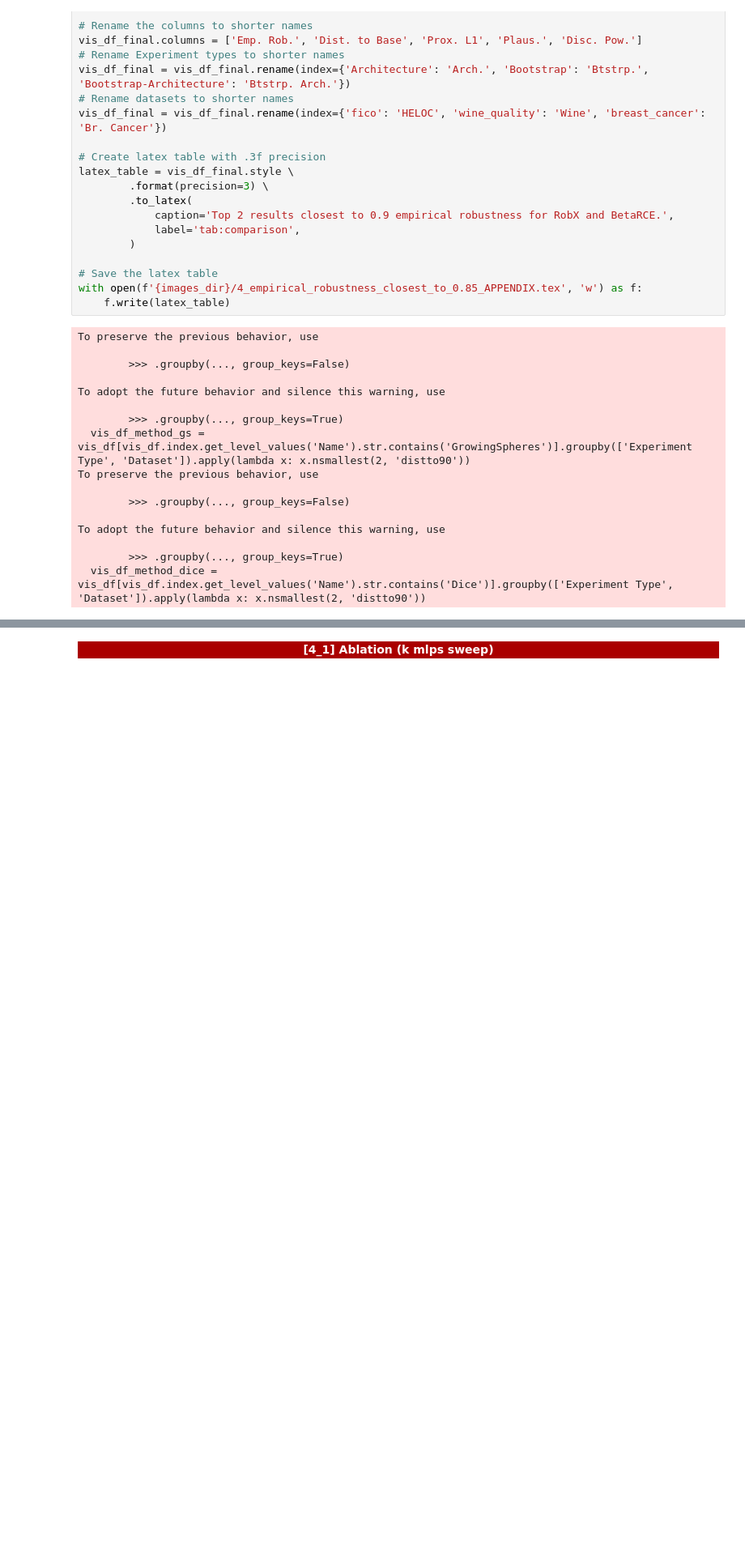
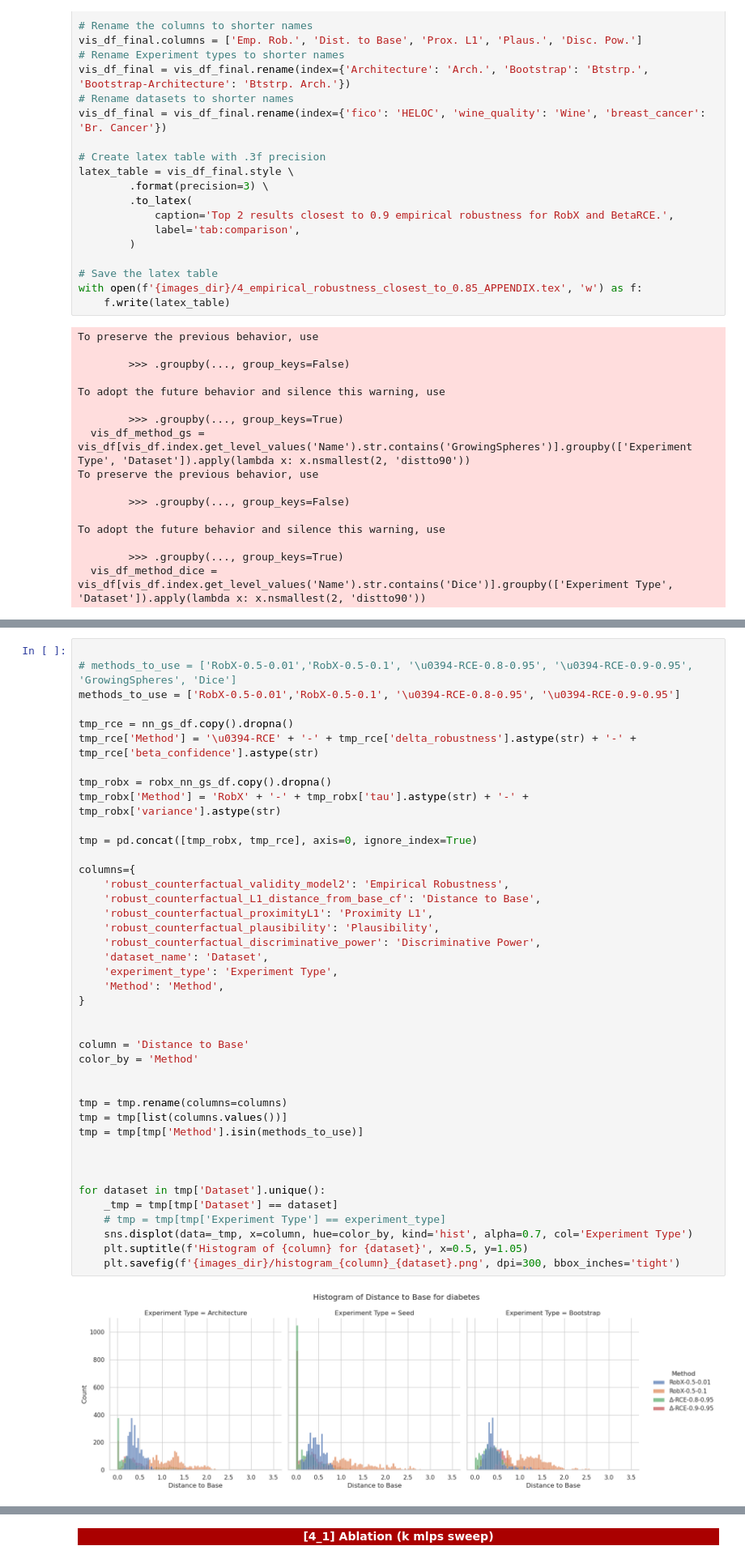
Before and after one commit to istepka/betarce, a Jupyter notebook: exp_vis copy.ipynb, the cells around one changed output, grey strips where cells are left out. Shown at 81% size. Saved outputs shown, nothing was run; the diff lists cells and outputs as text; blank space fills up the shorter version.

```diff
--- a/exp_vis copy.ipynb
+++ b/exp_vis copy.ipynb
@@ -913,0 +1032,43 @@ robx_grouped
+# %%
+
+# methods_to_use = ['RobX-0.5-0.01','RobX-0.5-0.1', '\u0394-RCE-0.8-0.95', '\u0394-RCE-0.9-0.95', 'GrowingSpheres', 'Dice']
+methods_to_use = ['RobX-0.5-0.01','RobX-0.5-0.1', '\u0394-RCE-0.8-0.95', '\u0394-RCE-0.9-0.95']
+
+tmp_rce = nn_gs_df.copy().dropna()
+tmp_rce['Method'] = '\u0394-RCE' + '-' + tmp_rce['delta_robustness'].astype(str) + '-' + tmp_rce['beta_confidence'].astype(str)
+
+tmp_robx = robx_nn_gs_df.copy().dropna()
+tmp_robx['Method'] = 'RobX' + '-' + tmp_robx['tau'].astype(str) + '-' + tmp_robx['variance'].astype(str)
+
+tmp = pd.concat([tmp_robx, tmp_rce], axis=0, ignore_index=True)
+
+columns={
+    'robust_counterfactual_validity_model2': 'Empirical Robustness',
+    'robust_counterfactual_L1_distance_from_base_cf': 'Distance to Base',
+    'robust_counterfactual_proximityL1': 'Proximity L1',
+    'robust_counterfactual_plausibility': 'Plausibility',
+    'robust_counterfactual_discriminative_power': 'Discriminative Power',
+    'dataset_name': 'Dataset',
+    'experiment_type': 'Experiment Type',
+    'Method': 'Method',
+}
+
+
+column = 'Distance to Base'
+color_by = 'Method'
+
+
+tmp = tmp.rename(columns=columns)
+tmp = tmp[list(columns.values())]
+tmp = tmp[tmp['Method'].isin(methods_to_use)]
+
+
+
+for dataset in tmp['Dataset'].unique():
+    _tmp = tmp[tmp['Dataset'] == dataset]
+    # tmp = tmp[tmp['Experiment Type'] == experiment_type]
+    sns.displot(data=_tmp, x=column, hue=color_by, kind='hist', alpha=0.7, col='Experiment Type')
+    plt.suptitle(f'Histogram of {column} for {dataset}', x=0.5, y=1.05)
+    plt.savefig(f'{images_dir}/histogram_{column}_{dataset}.png', dpi=300, bbox_inches='tight')
+# %% [output]
+[figure, added]
```
Also changed, not shown: parts of 10 cells of this notebook, 5 other files.
